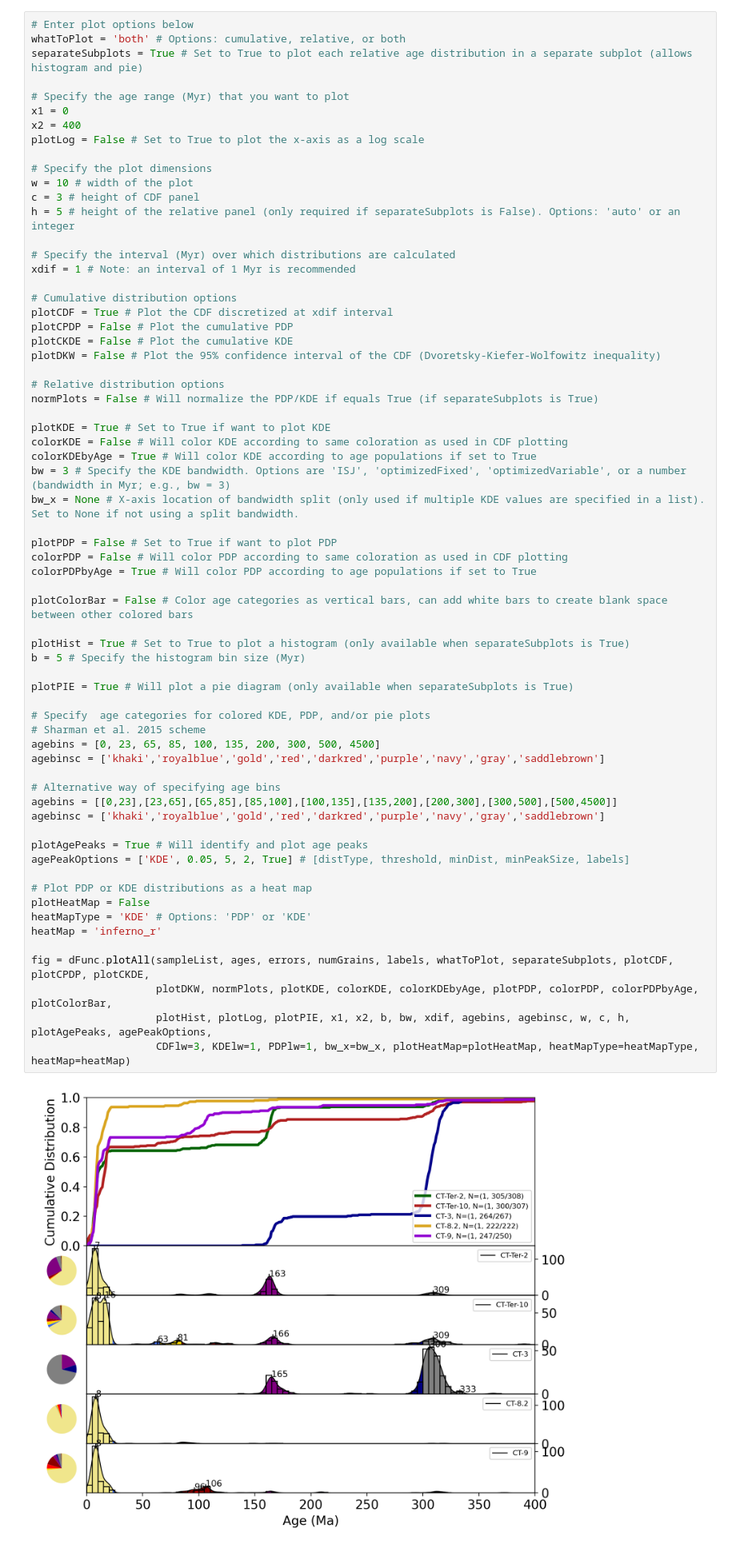
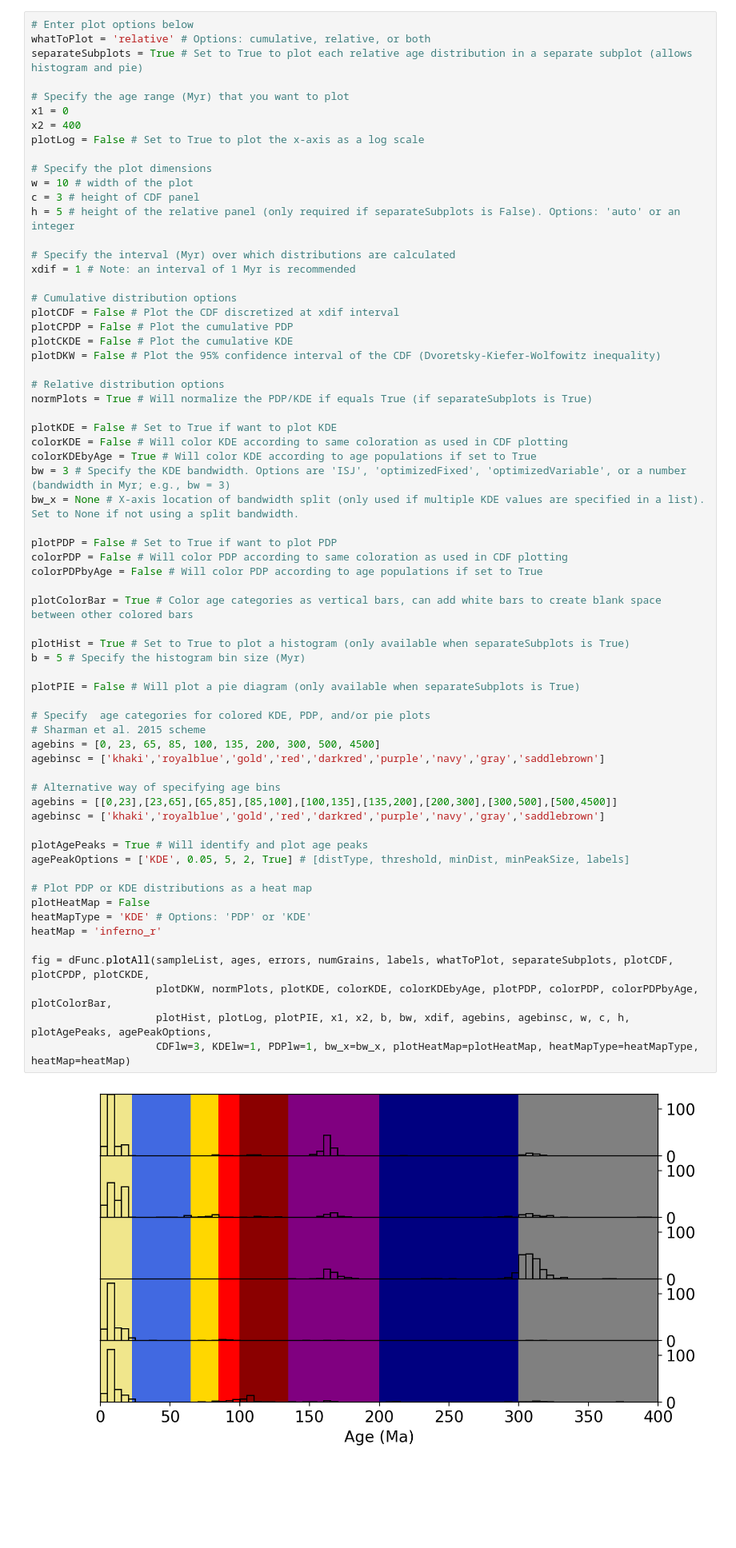
Before and after one commit to GrantPLong/AndesTG, a Jupyter notebook: Mataquito/Coastal_outcrop/detritalPy/detritalPy_coastal.ipynb, the cells around one changed output. Shown at 80% size. Cells and saved outputs as stored; diff of their text form; blank space fills up the shorter version.

```diff
--- a/Mataquito/Coastal_outcrop/detritalPy/detritalPy_coastal.ipynb
+++ b/Mataquito/Coastal_outcrop/detritalPy/detritalPy_coastal.ipynb
@@ -51,7 +51,7 @@ ages, errors, numGrains, labels = dFunc.sampleToData(sampleList, main_byid_df, s
 Plot detrital age distributions as cumulative distribution functions (CDFs), probability density plots (PDPs), kernal density estimations (KDEs), histograms, and pie diagrams. Plotting options must be selected below.
 # %%
 # Enter plot options below
-whatToPlot = 'both' # Options: cumulative, relative, or both
+whatToPlot = 'relative' # Options: cumulative, relative, or both
 separateSubplots = True # Set to True to plot each relative age distribution in a separate subplot (allows histogram and pie)
 
 # Specify the age range (Myr) that you want to plot
@@ -68,15 +68,15 @@ h = 5 # height of the relative panel (only required if separateSubplots is False
 xdif = 1 # Note: an interval of 1 Myr is recommended
 
 # Cumulative distribution options
-plotCDF = True # Plot the CDF discretized at xdif interval
+plotCDF = False # Plot the CDF discretized at xdif interval
 plotCPDP = False # Plot the cumulative PDP
 plotCKDE = False # Plot the cumulative KDE
 plotDKW = False # Plot the 95% confidence interval of the CDF (Dvoretsky-Kiefer-Wolfowitz inequality)
 
 # Relative distribution options
-normPlots = False # Will normalize the PDP/KDE if equals True (if separateSubplots is True)
+normPlots = True # Will normalize the PDP/KDE if equals True (if separateSubplots is True)
 
-plotKDE = True # Set to True if want to plot KDE
+plotKDE = False # Set to True if want to plot KDE
 colorKDE = False # Will color KDE according to same coloration as used in CDF plotting
 colorKDEbyAge = True # Will color KDE according to age populations if set to True
 bw = 3 # Specify the KDE bandwidth. Options are 'ISJ', 'optimizedFixed', 'optimizedVariable', or a number (bandwidth in Myr; e.g., bw = 3)
@@ -84,38 +84,38 @@ bw_x = None # X-axis location of bandwidth split (only used if multiple KDE valu
 
 plotPDP = False # Set to True if want to plot PDP
 colorPDP = False # Will color PDP according to same coloration as used in CDF plotting
-colorPDPbyAge = True # Will color PDP according to age populations if set to True
+colorPDPbyAge = False # Will color PDP according to age populations if set to True
 
-plotColorBar = False # Color age categories as vertical bars, can add white bars to create blank space between other colored bars
+plotColorBar = True # Color age categories as vertical bars, can add white bars to create blank space between other colored bars
 
 plotHist = True # Set to True to plot a histogram (only available when separateSubplots is True)
 b = 5 # Specify the histogram bin size (Myr)
 
-plotPIE = True # Will plot a pie diagram (only available when separateSubplots is True)
+plotPIE = False # Will plot a pie diagram (only available when separateSubplots is True)
 
 # Specify  age categories for colored KDE, PDP, and/or pie plots
 # Sharman et al. 2015 scheme
 agebins = [0, 23, 65, 85, 100, 135, 200, 300, 500, 4500]
 agebinsc = ['khaki','royalblue','gold','red','darkred','purple','navy','gray','saddlebrown']
 
 # Alternative way of specifying age bins
 agebins = [[0,23],[23,65],[65,85],[85,100],[100,135],[135,200],[200,300],[300,500],[500,4500]]
 agebinsc = ['khaki','royalblue','gold','red','darkred','purple','navy','gray','saddlebrown']
 
 plotAgePeaks = True # Will identify and plot age peaks
 agePeakOptions = ['KDE', 0.05, 5, 2, True] # [distType, threshold, minDist, minPeakSize, labels]
 
 # Plot PDP or KDE distributions as a heat map
 plotHeatMap = False
 heatMapType = 'KDE' # Options: 'PDP' or 'KDE'
 heatMap = 'inferno_r'
 
 fig = dFunc.plotAll(sampleList, ages, errors, numGrains, labels, whatToPlot, separateSubplots, plotCDF, plotCPDP, plotCKDE,
                     plotDKW, normPlots, plotKDE, colorKDE, colorKDEbyAge, plotPDP, colorPDP, colorPDPbyAge, plotColorBar,
                     plotHist, plotLog, plotPIE, x1, x2, b, bw, xdif, agebins, agebinsc, w, c, h, plotAgePeaks, agePeakOptions,
                     CDFlw=3, KDElw=1, PDPlw=1, bw_x=bw_x, plotHeatMap=plotHeatMap, heatMapType=heatMapType, heatMap=heatMap)
 # %% [output]
-[figure, old version]
+[figure, new version]
 # %% [markdown]
 Optional: Run the cell below to save the figure as a pdf file
 # %%
```
Also changed, not shown: parts of 1 cell of this notebook, 24 other files.
